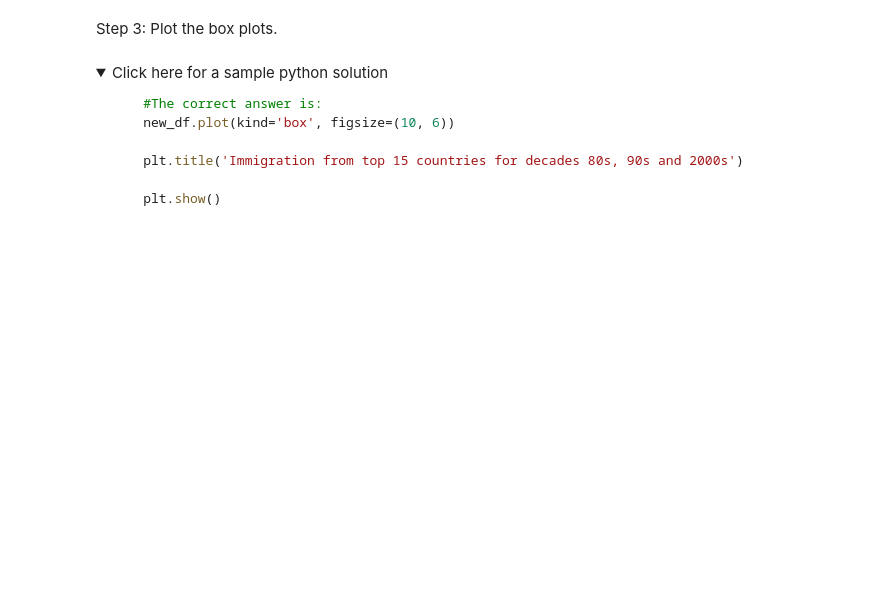
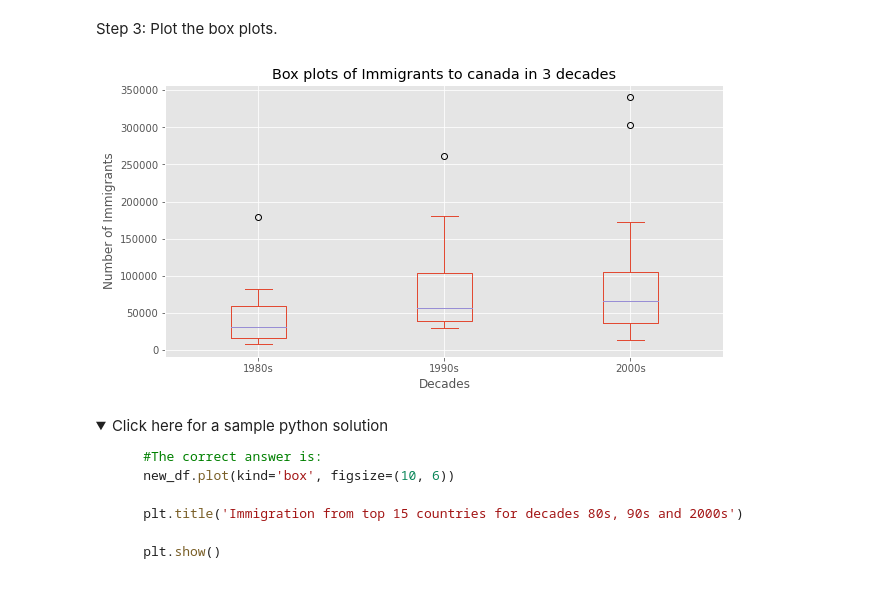
Before and after one commit to Ayobami6/IBM-Data-Analysis-Lab, a Jupyter notebook: DV0101EN-Exercise-Pie-Charts-Box-Plots-Scatter-Plots-and-Bubble-Plots.ipynb, the cells around one changed output. Drawn from its saved outputs; the diff is of its cells as text; code cells hidden in the pictures; folded sections open; blank space fills up the shorter version.

```diff
--- a/DV0101EN-Exercise-Pie-Charts-Box-Plots-Scatter-Plots-and-Bubble-Plots.ipynb
+++ b/DV0101EN-Exercise-Pie-Charts-Box-Plots-Scatter-Plots-and-Bubble-Plots.ipynb
@@ -528,5 +528,5 @@ third_decade = list(map(str, range(2000,2010)))
 # %%
 ### type your answer here
 
-df_top15 =
+df_top15 = df_can.sort_values(['Total'], ascending=False, axis=0).head(15)
 df_top15
@@ -551,0 +569,10 @@ Step 2: Create a new dataframe which contains the aggregate for each decade. One
+# %%
+### type your answer here
+# Slicing the dataframe
+df_80s = df_top15.loc[:, first_decade].sum(numeric_only=True, axis=1)
+df_90s = df_top15.loc[:, second_decade].sum(numeric_only=True, axis=1)
+df_2000s = df_top15.loc[:, third_decade].sum(numeric_only=True, axis=1)
+# %%
+# Putting the data into
+new_df = pd.DataFrame({'1980s': df_80s, '1990s': df_90s, '2000s':df_2000s})
+new_df.head()
@@ -595,3 +639,13 @@ Step 3: Plot the box plots.
+# %%
+### type your answer here
+new_df.plot(kind='box', figsize=(10,5))
+
+plt.title('Box plots of Immigrants to canada in 3 decades')
+plt.xlabel('Decades')
+plt.ylabel('Number of Immigrants')
+plt.show()
+# %% [output]
+[figure, added]
 # %% [markdown]
 <details><summary>Click here for a sample python solution</summary>
 
```
Also changed, not shown: parts of 12 cells of this notebook.
